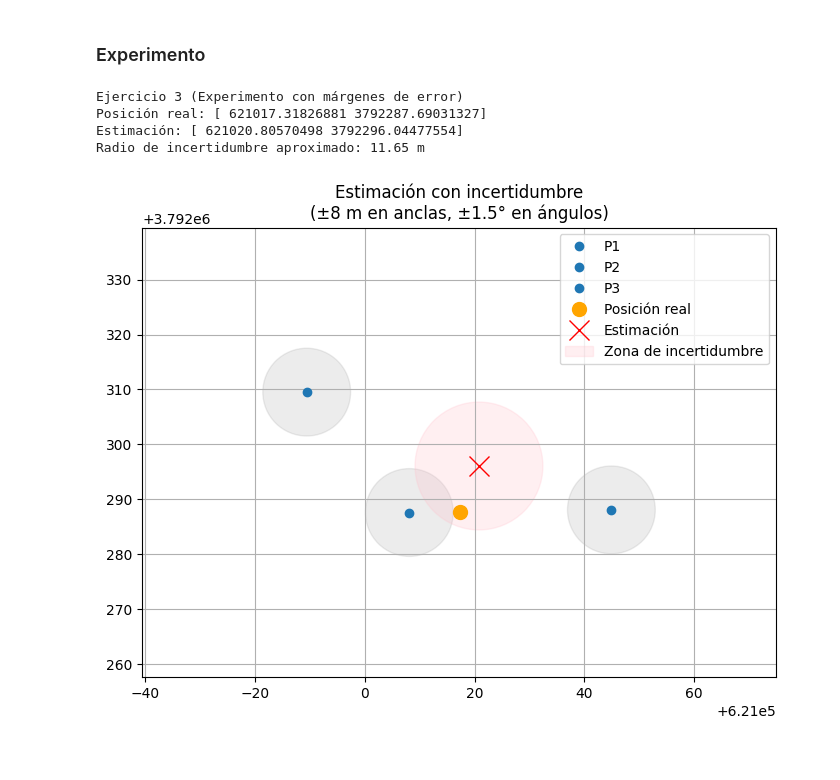
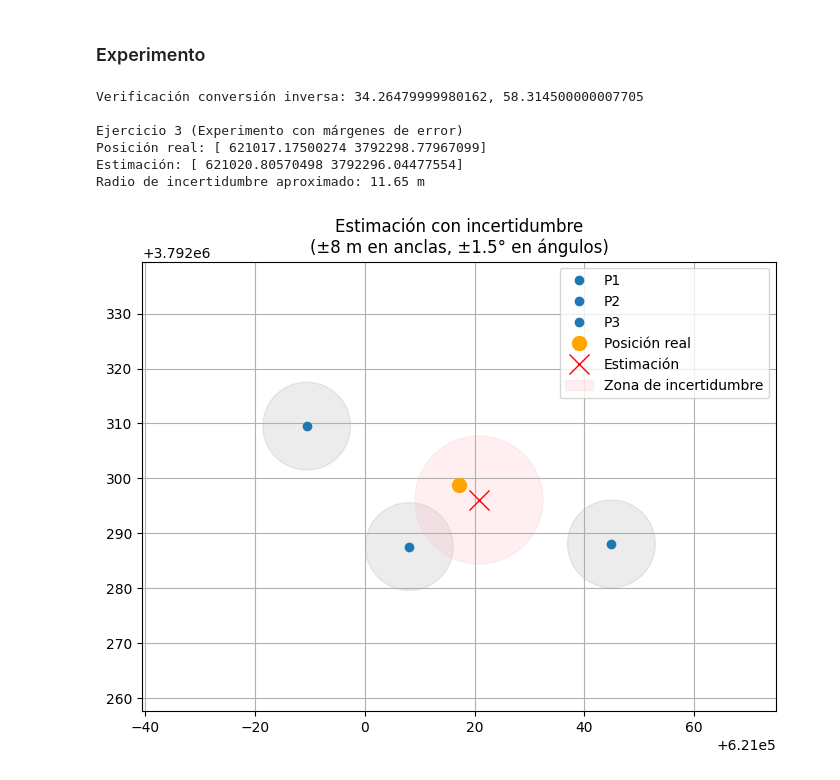
Before and after one commit to FrancoSandri/TP3_Inferencia, a Jupyter notebook: tp3.ipynb, the cells around one changed output. Cells and saved outputs as stored; diff of their text form; code cells hidden in the pictures.

```diff
--- a/tp3.ipynb
+++ b/tp3.ipynb
@@ -158,6 +159,10 @@ Configuración  Condición (k)  Media x  Media y  Desvío estándar x  Desvío e
 # %%
 def wgs84_to_utm(lat, lon):
     return utm.from_latlon(lat, lon)
+
+def utm_to_wgs84(easting, northing, zone_number, zone_letter):
+    return utm.to_latlon(easting, northing, zone_number, zone_letter)
+
 
 # Coordenadas de Escultura
 lat1, lon1 = 34.2647, 58.3148
@@ -184,8 +189,11 @@ medicion = {
 }
 
 # Posición nuestra (real)
-lat, lon = 34.2647, 58.3145
-e, n, *_ = wgs84_to_utm(lat, lon)
+lat, lon = 34.2648, 58.3145
+e, n, zn, zl = wgs84_to_utm(lat, lon)
+latm, lonm = utm_to_wgs84(e,n,zn,zl)
+print(f"Verificación conversión inversa: {latm}, {lonm}")
+
 p_real_exp = np.array([e, n])
 
 # Estimación sin errores
@@ -241,32 +249,34 @@ for name, v in medicion.items():
 
 # Posición real
 ax.plot(p_real_exp[0], p_real_exp[1], 'o',color = 'orange', markersize=10, label="Posición real")
 
 # Estimación central
 ax.plot(p_est[0], p_est[1], 'x',color = 'red', markersize=15, label="Estimación")
 
 # Círculo naranja de incertidumbre final
 circ2 = plt.Circle((p_est[0], p_est[1]), radio_error, color='pink', alpha=0.25, label="Zona de incertidumbre")
 ax.add_patch(circ2)
 
 # Ajustes del gráfico
 all_x = [p_real_exp[0]] + [v["pos"][0] for v in medicion.values()]
 all_y = [p_real_exp[1]] + [v["pos"][1] for v in medicion.values()]
 xmin, xmax = min(all_x) - 30, max(all_x) + 30
 ymin, ymax = min(all_y) - 30, max(all_y) + 30
 
 ax.set_xlim(xmin, xmax)
 ax.set_ylim(ymin, ymax)
 ax.set_aspect('equal', adjustable='box')
 ax.grid(True)
 ax.set_title("Estimación con incertidumbre\n(±8 m en anclas, ±1.5° en ángulos)")
 ax.legend()
 
 plt.tight_layout()
 plt.show()
 # %% [output]
+Verificación conversión inversa: 34.26479999980162, 58.314500000007705
+
 Ejercicio 3 (Experimento con márgenes de error)
-Posición real: [ 621017.31826881 3792287.69031327]
+Posición real: [ 621017.17500274 3792298.77967099]
 Estimación: [ 621020.80570498 3792296.04477554]
 Radio de incertidumbre aproximado: 11.65 m
-[figure, old version]
+[figure, new version]
```
Also changed, not shown: parts of 3 cells of this notebook, 1 other file.
